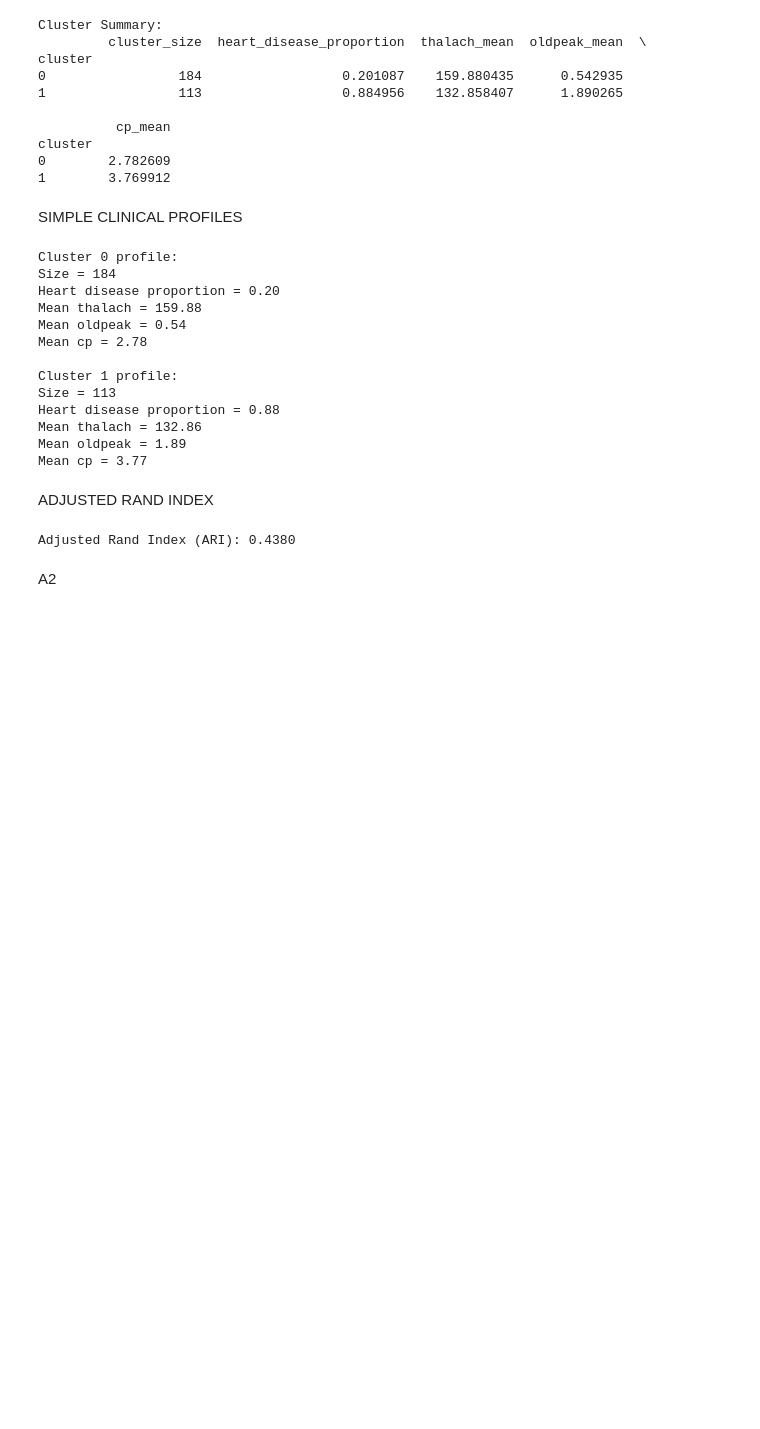
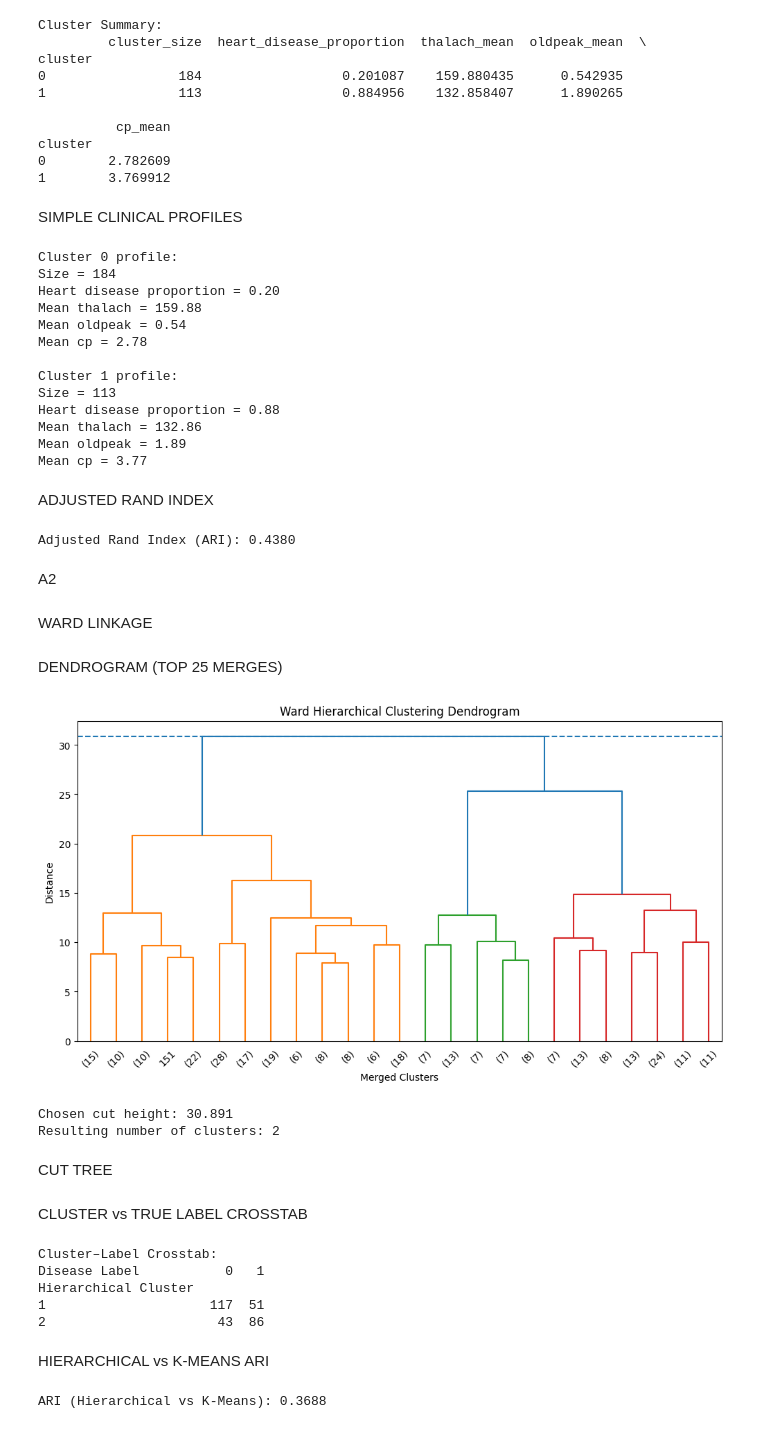
Before and after one commit to aneeqahabib/23i-2631_DM_4, a Jupyter notebook: 23i-2631.ipynb, the cells around one changed output. Cells and saved outputs as stored; diff of their text form; code cells hidden in the pictures; blank space fills up the shorter version.

```diff
--- a/23i-2631.ipynb
+++ b/23i-2631.ipynb
@@ -366,3 +384,40 @@ print(f"\nAdjusted Rand Index (ARI): {ari:.4f}")
 Adjusted Rand Index (ARI): 0.4380
 # %% [markdown]
 A2
+# %% [markdown]
+WARD LINKAGE
+# %%
+Z = linkage(X_scaled, method='ward')
+# %% [markdown]
+DENDROGRAM (TOP 25 MERGES)
+# %%
+plt.figure(figsize=(12, 6))
+
+dendrogram(
+    Z,
+    truncate_mode='lastp',
+    p=25,
+    show_leaf_counts=True
+)
+
+# Using same number of clusters asin K-Means
+n_clusters_h = best_k
+
+# Recommended cut height
+cut_height = Z[-(n_clusters_h - 1), 2]
+
+plt.axhline(y=cut_height, linestyle='--')
+
+plt.title("Ward Hierarchical Clustering Dendrogram")
+plt.xlabel("Merged Clusters")
+plt.ylabel("Distance")
+plt.show()
+
+print(f"Chosen cut height: {cut_height:.3f}")
+print(f"Resulting number of clusters: {n_clusters_h}")
+# %% [output]
+[figure, added]
+Chosen cut height: 30.891
+Resulting number of clusters: 2
+# %% [markdown]
+CUT TREE
@@ -368,0 +426,26 @@ A2
+# %% [markdown]
+CLUSTER vs TRUE LABEL CROSSTAB
+# %%
+crosstab = pd.crosstab(
+    h_labels,
+    y_true,
+    rownames=['Hierarchical Cluster'],
+    colnames=['Disease Label']
+)
+
+print("\nCluster–Label Crosstab:")
+print(crosstab)
+# %% [output]
+Cluster–Label Crosstab:
+Disease Label           0   1
+Hierarchical Cluster
+1                     117  51
+2                      43  86
+# %% [markdown]
+HIERARCHICAL vs K-MEANS ARI
+# %%
+ari_h_vs_k = adjusted_rand_score(cluster_labels, h_labels)
+
+print(f"\nARI (Hierarchical vs K-Means): {ari_h_vs_k:.4f}")
+# %% [output]
+ARI (Hierarchical vs K-Means): 0.3688
```
Also changed, not shown: parts of 51 cells of this notebook.
